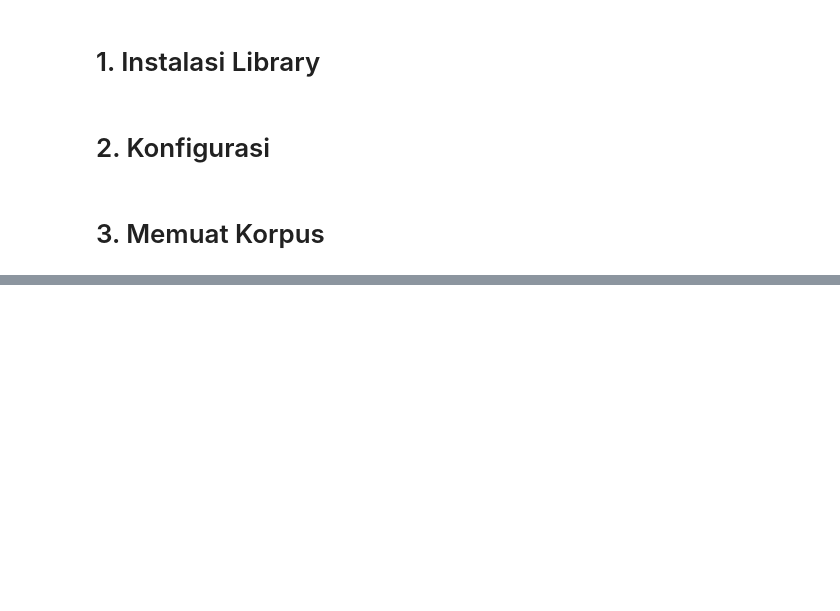
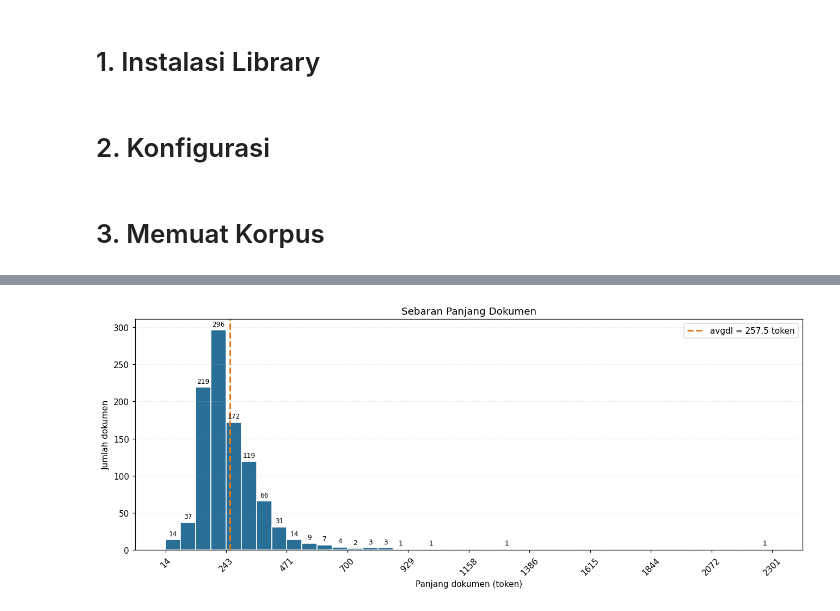
Before and after one commit to EaganKyoji/AI-project, a Jupyter notebook: perbandingan-cosine-tf-idf-dengan-bm25.ipynb, the cells around one changed output, grey strips where cells are left out. Drawn from its saved outputs; the diff is of its cells as text; code cells hidden in the pictures; blank space fills up the shorter version.

```diff
--- a/perbandingan-cosine-tf-idf-dengan-bm25.ipynb
+++ b/perbandingan-cosine-tf-idf-dengan-bm25.ipynb
@@ -29,10 +32,10 @@ os.makedirs("FOLDER_HASIL", exist_ok=True)
 # 2. Konfigurasi
 # %%
 DATASET = "/kaggle/input/datasets/eaganrainmahasin/dataset-inverted-csv"
-KOLOM_ID = ["docID"]
-KOLOM_JUDUL = ["title"]
-KOLOM_TEKS = ["article_text"]
-KOLOM_TOKEN = ["tokens_stemmed"]
+KOLOM_ID = "docID"
+KOLOM_JUDUL = "title"
+KOLOM_TEKS = "article_text"
+KOLOM_TOKEN = "tokens_stemmed"
 MAKS_DOKUMEN = None
 
 K1_BAWAAN = 1.2
@@ -107,0 +255,81 @@ Daftar kolom: Index(['docID', 'title', 'article_text', 'tokens_stemmed'], dtype=
+# %%
+korpus = df[[KOLOM_ID, KOLOM_JUDUL, KOLOM_TEKS, KOLOM_TOKEN]].copy()
+korpus.columns = ["id", "judul", "teks", "token_jadi"]
+korpus = korpus.dropna(subset=["token_jadi"])
+
+korpus["id"] = korpus["id"].astype(str)
+korpus["judul"] = korpus["judul"].fillna("").astype(str)
+korpus["token"] = korpus["token_jadi"].apply(lambda s: re.findall(r"[a-z]+", str(s).lower()))
+korpus = korpus[korpus["token"].apply(len) > 0].reset_index(drop=True)
+judul_kosong = korpus["judul"].str.strip() == ""
+korpus["label"] = korpus["judul"].where(~judul_kosong, korpus["teks"].astype(str)).str.slice(0, 60)
+
+token_dokumen = korpus["token"].tolist()
+indeks = IndeksIR(token_dokumen)
+peta_id = {id_dok: i for i, id_dok in enumerate(korpus["id"])}
+
+ringkasan = pd.Series({
+    "Jumlah dokumen (N)": indeks.N,
+    "Ukuran term (V)": len(indeks.kosakata),
+    "Total token": int(indeks.dl.sum()),
+    "avgdl": round(indeks.avgdl, 2),
+    "dl minimum": int(indeks.dl.min()),
+    "dl median": int(np.median(indeks.dl)),
+    "dl maksimum": int(indeks.dl.max()),
+    "Koefisien variasi dl": round(indeks.dl.std() / indeks.avgdl, 3),
+    "Kepadatan matriks tf": f"{indeks.tf.nnz / (indeks.N * len(indeks.kosakata)):.4%}",
+})
+display(ringkasan.to_frame("nilai"))
+
+fig, ax = plt.subplots(figsize=(12, 5))
+
+# Membuat histogram
+jumlah, batas_bin, patches = ax.hist(
+    indeks.dl,
+    bins=40,
+    color="#2a6f97",
+    edgecolor="white"
+)
+
+# Menampilkan jumlah dokumen di atas setiap bar
+ax.bar_label(
+    patches,
+    labels=[
+        str(int(n)) if n > 0 else ""
+        for n in jumlah
+    ],
+    padding=3,
+    fontsize=8
+)
+
+# Menampilkan garis rata-rata panjang dokumen
+ax.axvline(
+    indeks.avgdl,
+    color="#e07a1f",
+    linestyle="--",
+    linewidth=2,
+    label=f"avgdl = {indeks.avgdl:.1f} token"
+)
+
+# Memperjelas sumbu
+ax.set_xlabel("Panjang dokumen (token)")
+ax.set_ylabel("Jumlah dokumen")
+ax.set_title("Sebaran Panjang Dokumen")
+
+# Menampilkan batas interval pada sumbu X
+ax.set_xticks(batas_bin[::4])
+ax.tick_params(axis="x", rotation=45)
+
+ax.legend()
+ax.grid(axis="y", linestyle=":", alpha=0.4)
+
+plt.tight_layout()
+
+fig.savefig(
+    f"/kaggle/working/FOLDER_HASIL/sebaran_panjang_dokumen.png",
+    bbox_inches="tight",
+    dpi=150
+)
+
+plt.show()
+# %% [output]
@@ -107,0 +346 @@ Daftar kolom: Index(['docID', 'title', 'article_text', 'tokens_stemmed'], dtype=
+[figure, added]
```
Also changed, not shown: parts of 19 cells of this notebook.
